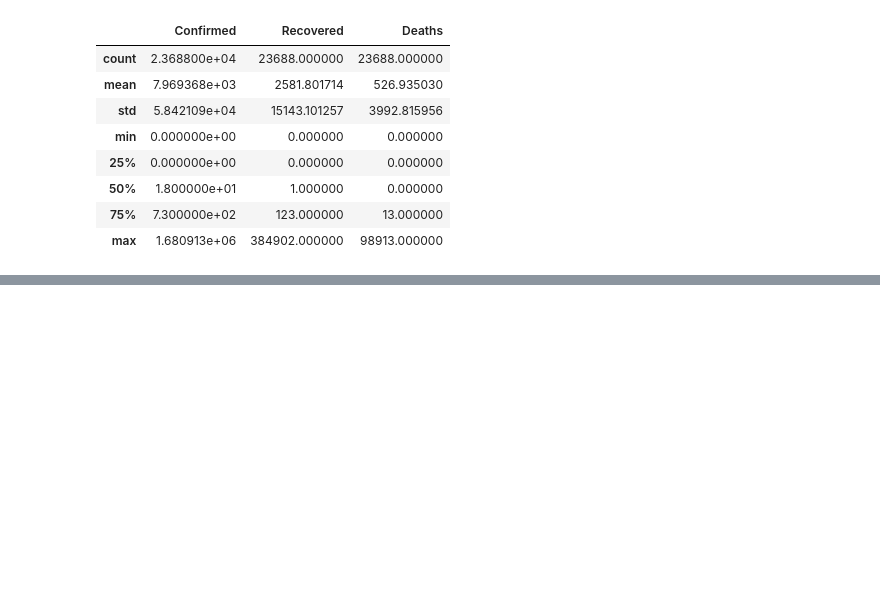
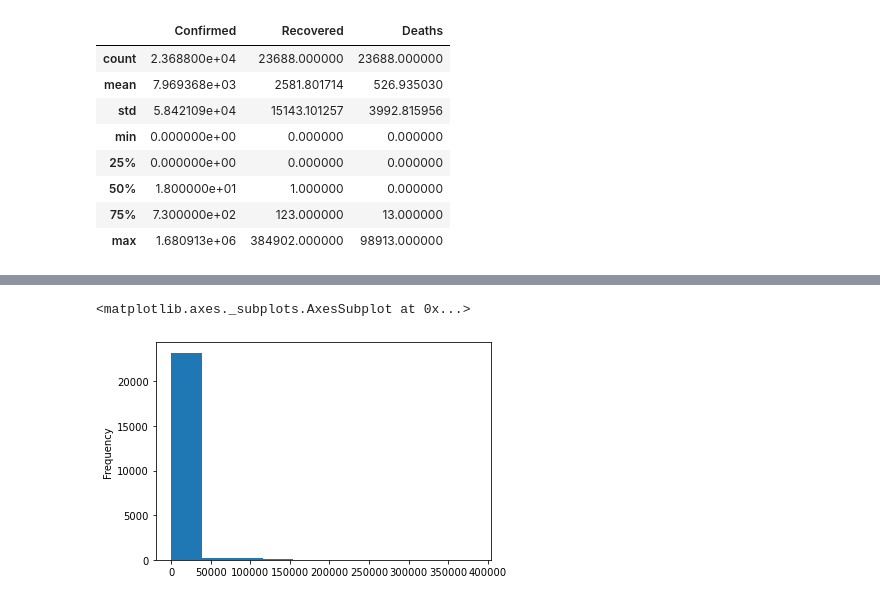
Before and after one commit to vara1994/projects, a Jupyter notebook: covid-19.ipynb, the cells around one changed output, grey strips where cells are left out. Saved outputs shown, nothing was run; the diff lists cells and outputs as text; code cells hidden in the pictures; blank space fills up the shorter version.

```diff
--- a/covid-19.ipynb
+++ b/covid-19.ipynb
@@ -92,0 +61,5 @@ NameError: name 'px' is not defined
+# %%
+countrywise['Recovered'].plot.hist()
+# %% [output]
+<matplotlib.axes._subplots.AxesSubplot at 0x...>
+[figure, added]
```
Also changed, not shown: parts of 8 cells of this notebook.
